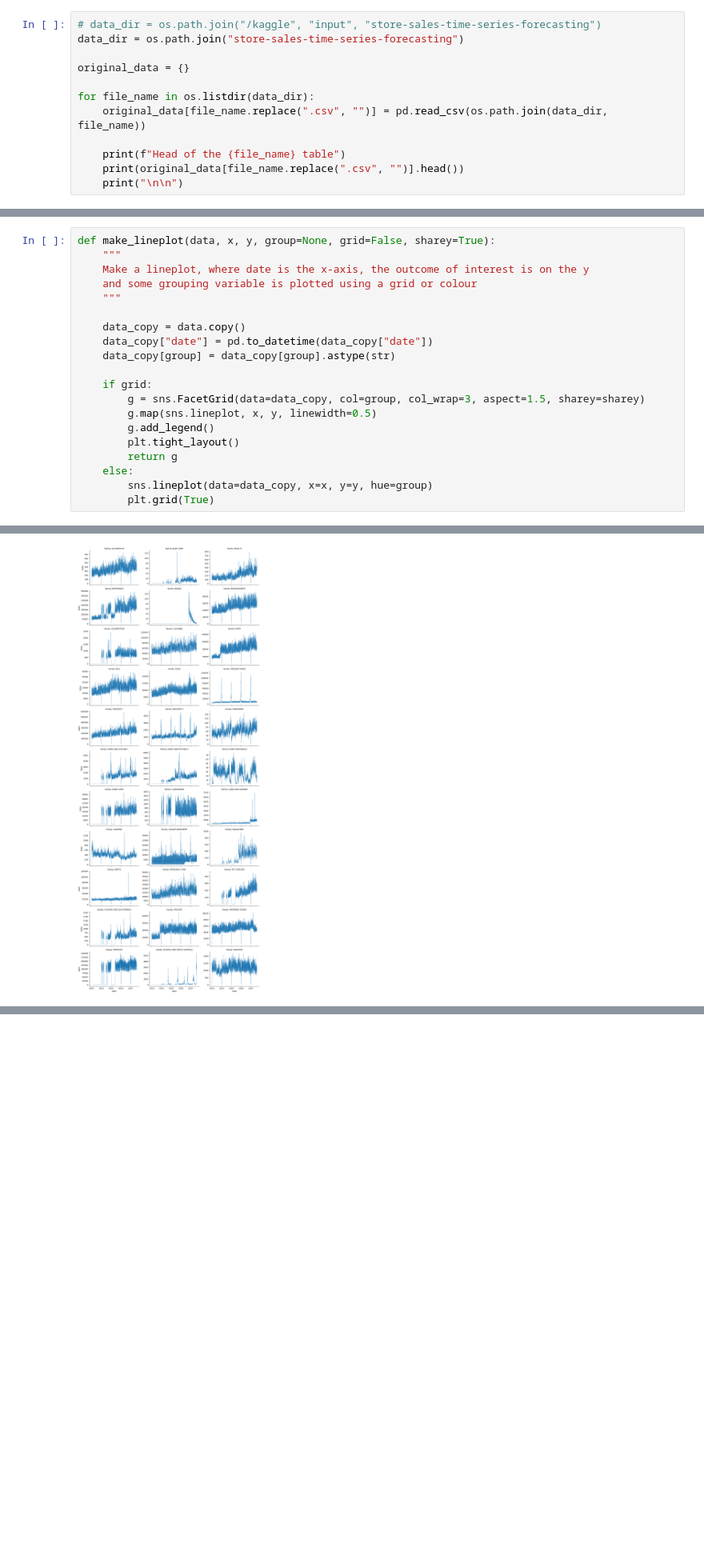
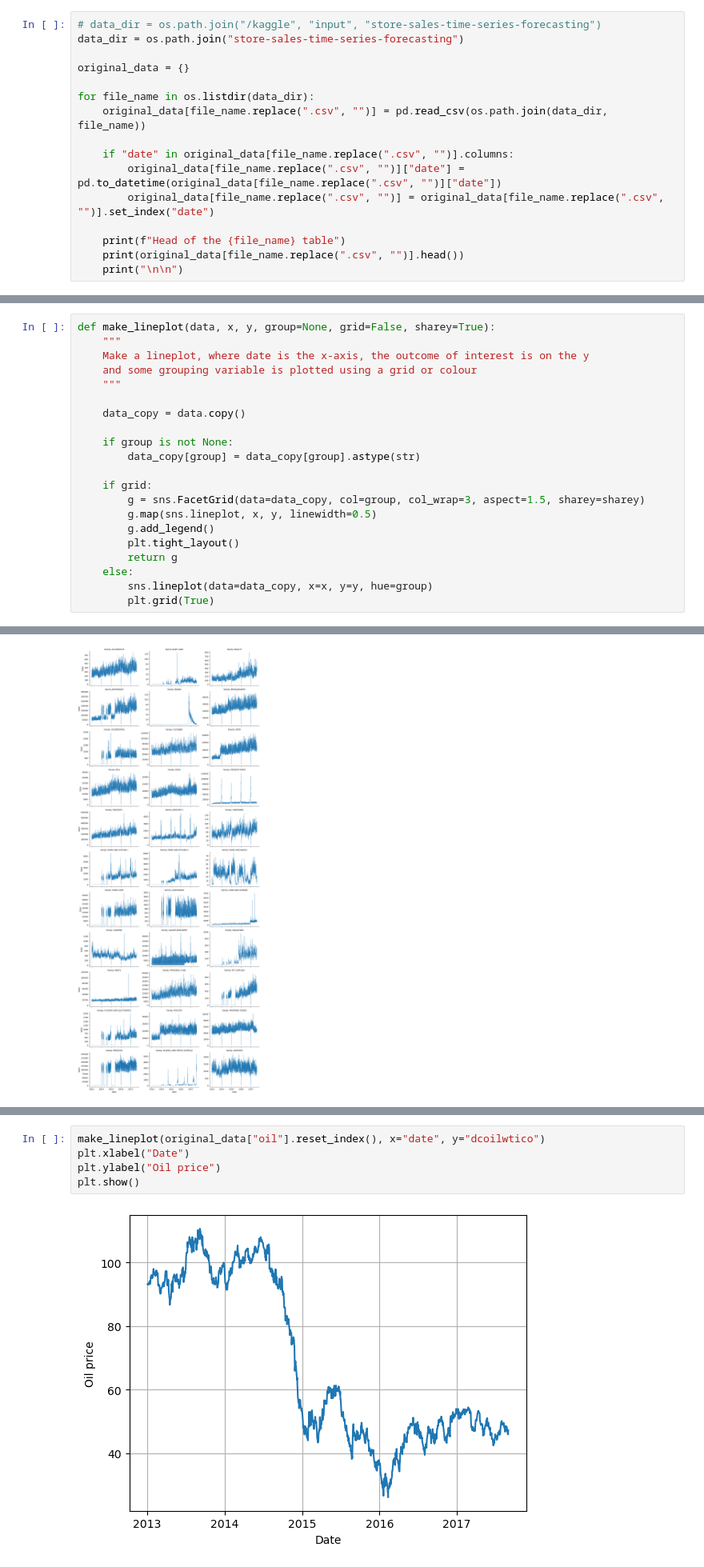
Before and after one commit to jackgisby/mini_projects, a Jupyter notebook: getting_started_forecasting/kaggle-getting-started-store-sales-prediction.ipynb, the cells around one changed output, grey strips where cells are left out. Shown at 80% size. Saved outputs shown, nothing was run; the diff lists cells and outputs as text; blank space fills up the shorter version.

```diff
--- a/getting_started_forecasting/kaggle-getting-started-store-sales-prediction.ipynb
+++ b/getting_started_forecasting/kaggle-getting-started-store-sales-prediction.ipynb
@@ -19,6 +30,10 @@ original_data = {}
 for file_name in os.listdir(data_dir):
     original_data[file_name.replace(".csv", "")] = pd.read_csv(os.path.join(data_dir, file_name))
 
+    if "date" in original_data[file_name.replace(".csv", "")].columns:
+        original_data[file_name.replace(".csv", "")]["date"] = pd.to_datetime(original_data[file_name.replace(".csv", "")]["date"])
+        original_data[file_name.replace(".csv", "")] = original_data[file_name.replace(".csv", "")].set_index("date")
+
     print(f"Head of the {file_name} table")
     print(original_data[file_name.replace(".csv", "")].head())
     print("\n\n")
@@ -56,8 +71,9 @@ def make_lineplot(data, x, y, group=None, grid=False, sharey=True):
     """
 
     data_copy = data.copy()
-    data_copy["date"] = pd.to_datetime(data_copy["date"])
-    data_copy[group] = data_copy[group].astype(str)
+
+    if group is not None:
+        data_copy[group] = data_copy[group].astype(str)
 
     if grid:
         g = sns.FacetGrid(data=data_copy, col=group, col_wrap=3, aspect=1.5, sharey=sharey)
@@ -116,0 +135,7 @@ plt.show()
+# %%
+make_lineplot(original_data["oil"].reset_index(), x="date", y="dcoilwtico")
+plt.xlabel("Date")
+plt.ylabel("Oil price")
+plt.show()
+# %% [output]
+[figure, added]
```
Also changed, not shown: parts of 30 cells of this notebook.
